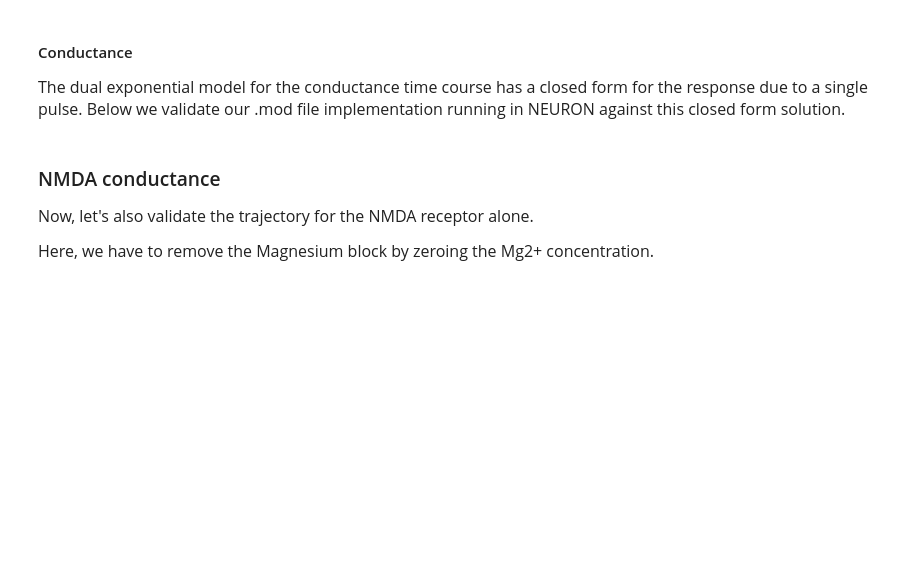
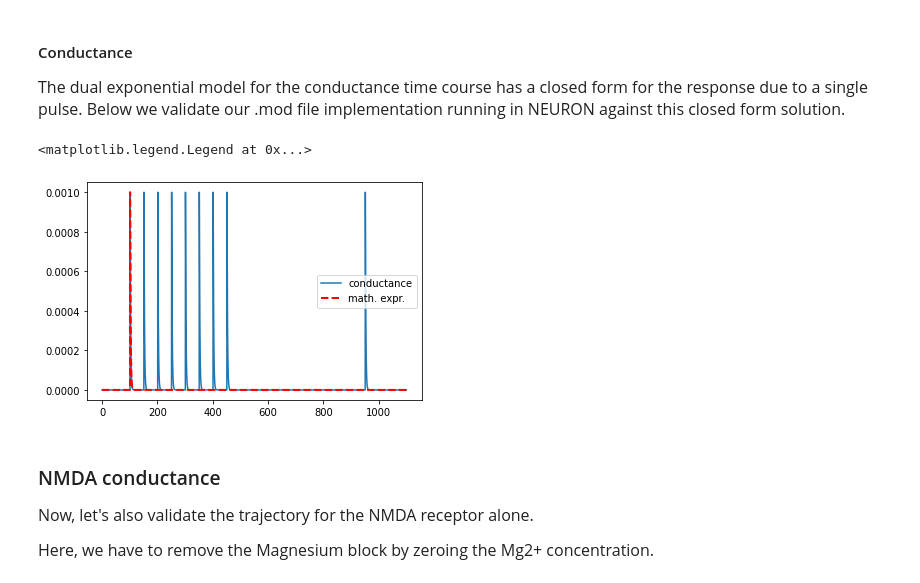
Before and after one commit to jjt20/InSilicoClass, a Jupyter notebook: my_notebooks/week8/Week8_tut01_NMDAandAMPA.ipynb, the cells around one changed output. Saved outputs shown, nothing was run; the diff lists cells and outputs as text; code cells hidden in the pictures; blank space fills up the shorter version.

```diff
--- a/my_notebooks/week8/Week8_tut01_NMDAandAMPA.ipynb
+++ b/my_notebooks/week8/Week8_tut01_NMDAandAMPA.ipynb
@@ -90,19 +112,22 @@ Below we validate our .mod file implementation running in NEURON against this cl
 # %%
 def dual_exp(t, tau_r, tau_d, t_start):
     """Compute the dual exponential time course using the closed form expression."""
     t = np.array(t)
     time_to_peak = (tau_r*tau_d)/(tau_d-tau_r)*np.log(tau_d/tau_r)
-    factor = -np.exp(-time_to_peak/tau_r)+numpy.exp(-time_to_peak/tau_d)
+    factor = -np.exp(-time_to_peak/tau_r)+np.exp(-time_to_peak/tau_d)
     f_dual_exp = lambda t: (np.exp(-t/tau_d) - np.exp(-t/tau_r))/factor
     dual_exp = np.zeros_like(t)
     dual_exp[t>=t_start] = f_dual_exp(t[t>=t_start]-t_start)
     return dual_exp
 
 plt.figure()
 plt.plot(time, g_syn, label = 'conductance')
 plt.plot(time, 0.001*connection.weight[0]*dual_exp(time, synapse.tau_r_AMPA, synapse.tau_d_AMPA,
                                                   t_start=100.0+connection.delay), 'r--', lw=2, label="math. expr.")
 plt.legend()
+# %% [output]
+<matplotlib.legend.Legend at 0x...>
+[figure, added]
 # %% [markdown]
 ### NMDA conductance
 
```
Also changed, not shown: parts of 9 cells of this notebook, 5 other files.
